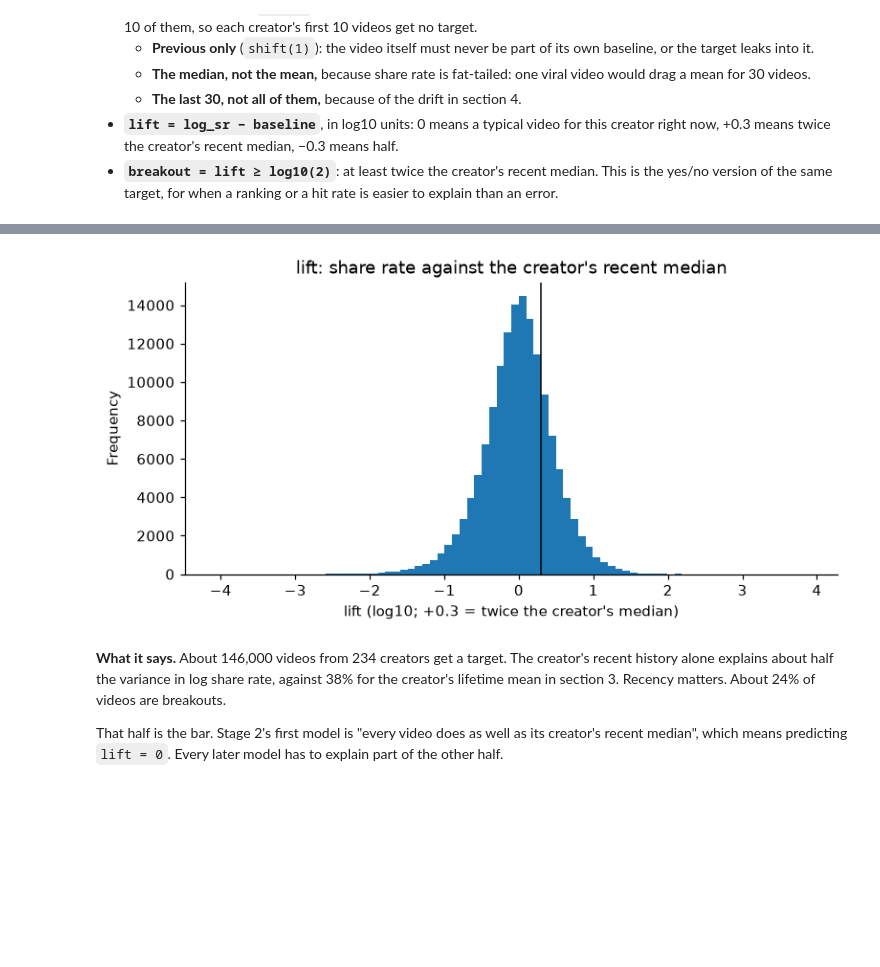
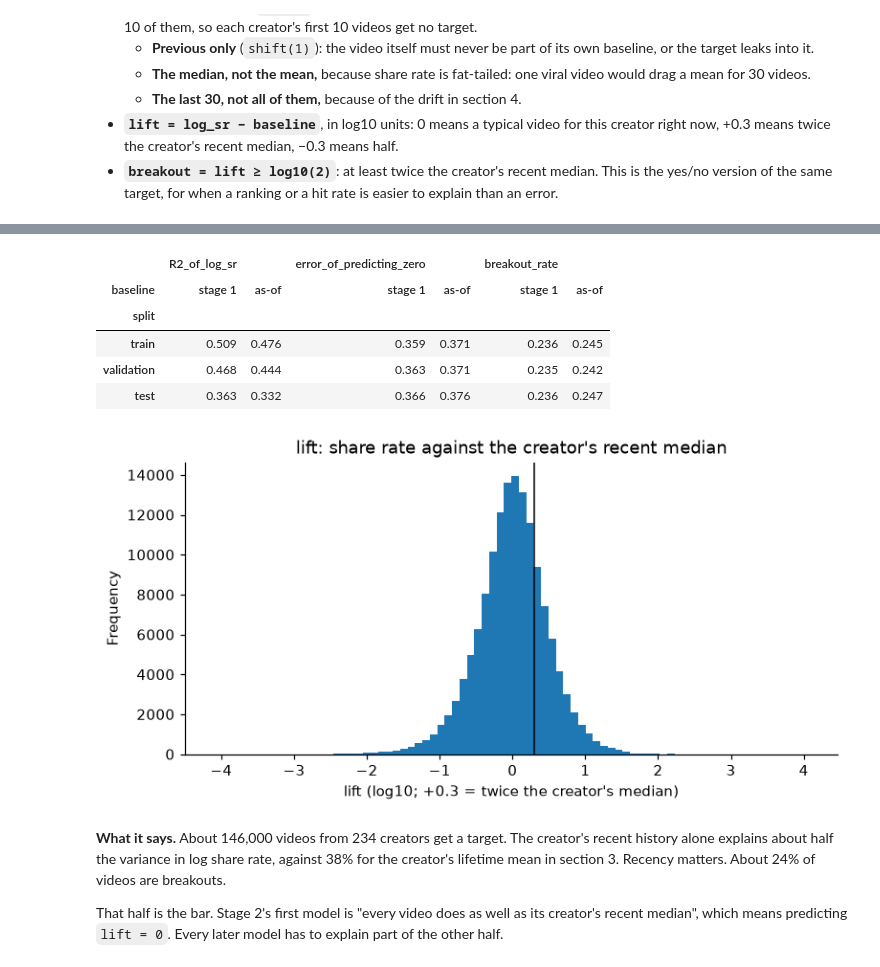
Before and after one commit to saricmilos/share-rate-prediction, a Jupyter notebook: notebooks/01_eda_target.ipynb, the cells around one changed output, grey strips where cells are left out. Saved outputs shown, nothing was run; the diff lists cells and outputs as text; code cells hidden in the pictures; blank space fills up the shorter version.

```diff
--- a/notebooks/01_eda_target.ipynb
+++ b/notebooks/01_eda_target.ipynb
@@ -340,24 +340,71 @@ For each measurable video at least 14 days old:
   same target, for when a ranking or a hit rate is easier to explain than an error.
 # %%
 WINDOW, MIN_PRIOR, MIN_AGE_DAYS = 30, 10, 14
+SETTLED = np.timedelta64(MIN_AGE_DAYS, "D")
+LOG2 = np.log10(2)
 
-target = measurable[measurable.age_days >= MIN_AGE_DAYS].sort_values(
+# The pool a baseline draws from: measurable videos that were at least 14 days old when read.
+pool = measurable[measurable.age_days >= MIN_AGE_DAYS].sort_values(
     ["username", "published_at", "video_id"]).copy()
-target["baseline"] = target.groupby("username").log_sr.transform(
+
+
+def as_of_baseline(creator):
+    """For each of one creator's videos (sorted by publish date), the median log_sr of the last 30 of their
+    pool videos posted at least 14 days before it, so each of those rates had settled by then."""
+    posted = creator.published_at.dt.tz_localize(None).to_numpy()
+    rates = creator.log_sr.to_numpy()
+    ends = np.searchsorted(posted, posted - SETTLED, side="right")  # rows [0, end) were posted <= t - 14 days
+    starts = np.maximum(ends - WINDOW, 0)
+    return pd.DataFrame({
+        "baseline": [np.median(rates[s:e]) if e - s >= MIN_PRIOR else np.nan for s, e in zip(starts, ends)],
+        "n_prior": ends - starts,
+    }, index=creator.index)
+
+
+pool = pool.join(pool.groupby("username", group_keys=False)[["published_at", "log_sr"]].apply(as_of_baseline))
+# Stage 1's baseline, kept only for the comparison below: the previous 30 pool videos, however recent.
+pool["stage1_baseline"] = pool.groupby("username").log_sr.transform(
     lambda rates: rates.shift(1).rolling(WINDOW, min_periods=MIN_PRIOR).median())
-target["n_prior"] = target.groupby("username").cumcount().clip(upper=WINDOW)
-target = target.dropna(subset=["baseline"])
+
+target = pool.dropna(subset=["baseline"]).drop(columns="stage1_baseline")
 target["lift"] = target.log_sr - target.baseline
-target["breakout"] = (target.lift >= np.log10(2)).astype(int)
+target["breakout"] = (target.lift >= LOG2).astype(int)
 
-r2 = 1 - ((target.log_sr - target.baseline) ** 2).sum() / ((target.log_sr - target.log_sr.mean()) ** 2).sum()
 print(f"{len(target):,} videos from {target.username.nunique()} creators have a target")
 print(f"lift: median {target.lift.median():+.3f}, standard deviation {target.lift.std():.3f} (log10 units)")
 print(f"breakout rate: {target.breakout.mean():.1%}")
-print(f"The baseline alone explains {r2:.0%} of the variance in log share rate")
+
+# The fix, side by side with stage 1, on the rows both baselines cover and stage 1's split dates (section 9).
+CUT_VALIDATION = pd.Timestamp("2025-10-10T11:24:43Z")
+CUT_TEST = pd.Timestamp("2026-04-01T03:40:54.5Z")
+both = pool.dropna(subset=["baseline", "stage1_baseline"])
+period = pd.Series(np.select([both.published_at < CUT_VALIDATION, both.published_at < CUT_TEST],
+                             ["train", "validation"], default="test"), index=both.index)
+
+
+def r2(y, prediction):
+    return 1 - ((y - prediction) ** 2).sum() / ((y - y.mean()) ** 2).sum()
+
+
+print(f"\nStage 1 had a target for {pool.stage1_baseline.notna().sum():,} videos; "
+      f"{pool.stage1_baseline.notna().sum() - len(both):,} lose it, having fewer than {MIN_PRIOR} videos "
+      f"posted at least {MIN_AGE_DAYS} days earlier")
+print(f"Correlation of the two baselines: {np.corrcoef(both.baseline, both.stage1_baseline)[0, 1]:.3f}")
+stage1_breakout = both.log_sr - both.stage1_baseline >= LOG2
+asof_breakout = both.log_sr - both.baseline >= LOG2
+print(f"Breakout labels that flip: {(stage1_breakout != asof_breakout).mean():.2%}")
+comparison = pd.DataFrame([
+    {"split": split, "baseline": name,
+     "R2_of_log_sr": r2(rows.log_sr, rows[column]),
+     "error_of_predicting_zero": (rows.log_sr - rows[column]).abs().mean(),
+     "breakout_rate": (rows.log_sr - rows[column] >= LOG2).mean()}
+    for split, rows in both.groupby(period)
+    for name, column in [("stage 1", "stage1_baseline"), ("as-of", "baseline")]
+]).pivot(index="split", columns="baseline")
+display(comparison.reindex(index=["train", "validation", "test"], columns=["stage 1", "as-of"], level=1).round(3))
 
 target.lift.plot.hist(bins=80, title="lift: share rate against the creator's recent median",
                       xlabel="lift (log10; +0.3 = twice the creator's median)")
-plt.axvline(np.log10(2), color="black", linewidth=1)
+plt.axvline(LOG2, color="black", linewidth=1)
 plt.show()
 # %% [output]
@@ -368,4 +418,10 @@ The baseline alone explains 52% of the variance in log share rate
+|  | R2_of_log_sr |  | error_of_predicting_zero |  | breakout_rate |  |
+| baseline | stage 1 | as-of | stage 1 | as-of | stage 1 | as-of |
+| split |  |  |  |  |  |  |
+| train | 0.509 | 0.476 | 0.359 | 0.371 | 0.236 | 0.245 |
+| validation | 0.468 | 0.444 | 0.363 | 0.371 | 0.235 | 0.242 |
+| test | 0.363 | 0.332 | 0.366 | 0.376 | 0.236 | 0.247 |
-[figure, old version]
+[figure, new version]
 # %% [markdown]
 **What it says.** About 146,000 videos from 234 creators get a target. The creator's recent history alone explains
 about half the variance in log share rate, against 38% for the creator's lifetime mean in section 3. Recency
```
Also changed, not shown: parts of 4 cells of this notebook.
